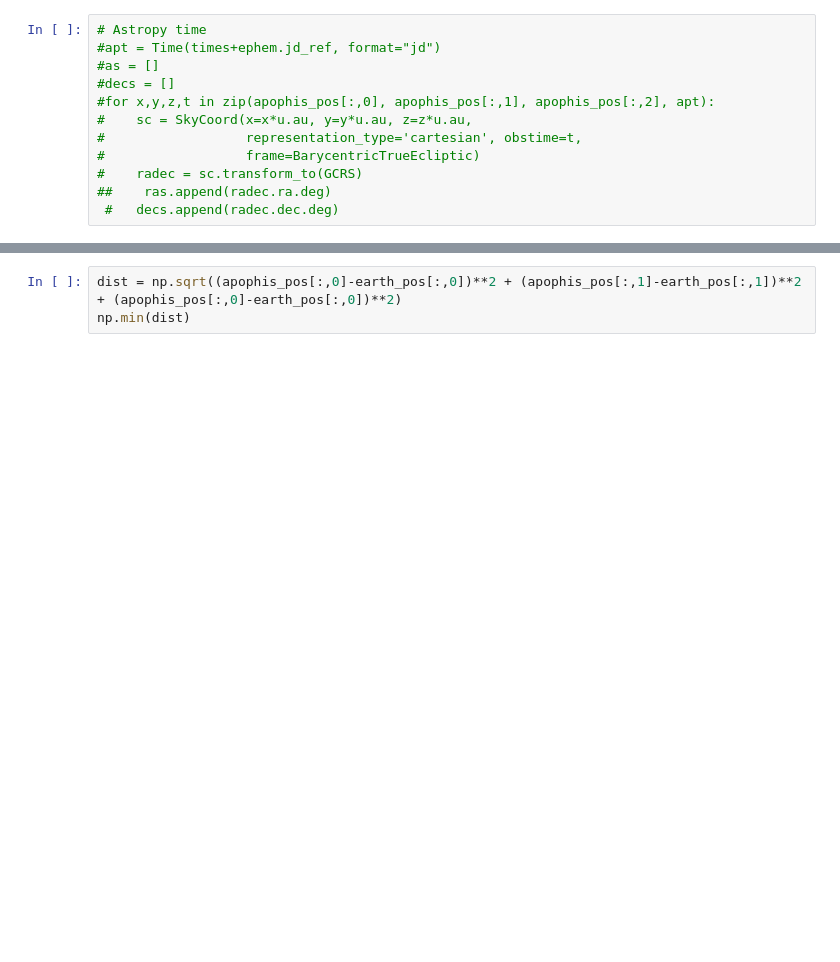
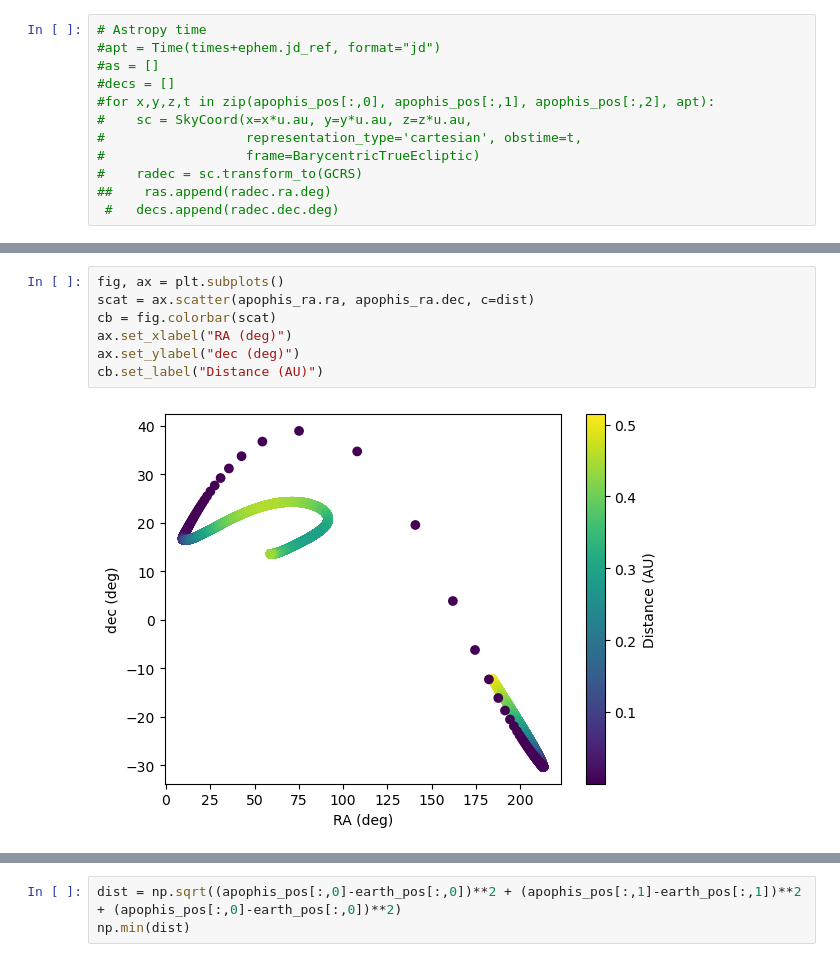
Before and after one commit to yoachim/25_scratch, a Jupyter notebook: assist/Apophis.ipynb, the cells around one changed output, grey strips where cells are left out. Saved outputs shown, nothing was run; the diff lists cells and outputs as text; blank space fills up the shorter version.

```diff
--- a/assist/Apophis.ipynb
+++ b/assist/Apophis.ipynb
@@ -140,0 +141,9 @@ cb.set_label("Distance (AU)")
+# %%
+fig, ax = plt.subplots()
+scat = ax.scatter(apophis_ra.ra, apophis_ra.dec, c=dist)
+cb = fig.colorbar(scat)
+ax.set_xlabel("RA (deg)")
+ax.set_ylabel("dec (deg)")
+cb.set_label("Distance (AU)")
+# %% [output]
+[figure, added]
```
Also changed, not shown: parts of 6 cells of this notebook, 2 other files.
